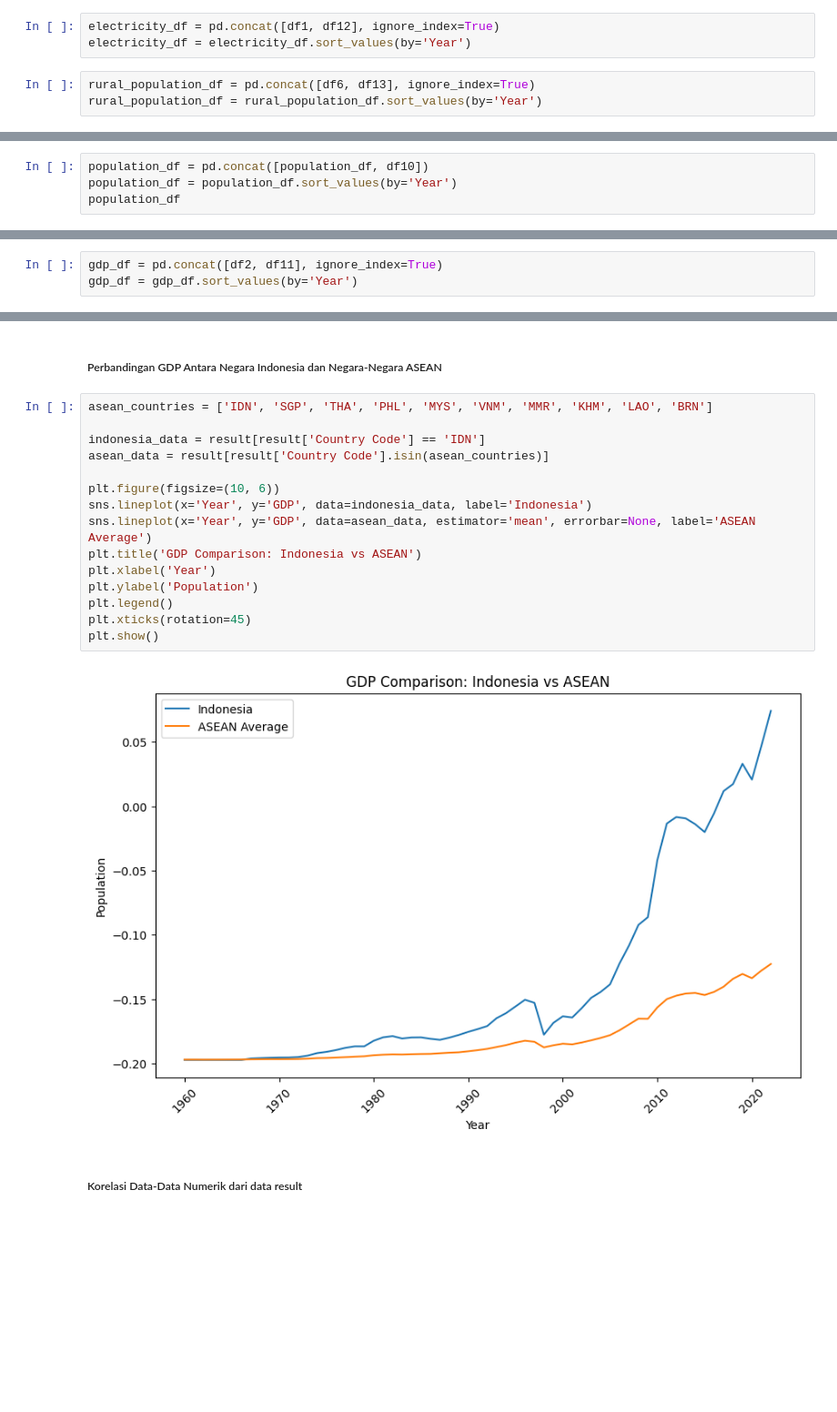
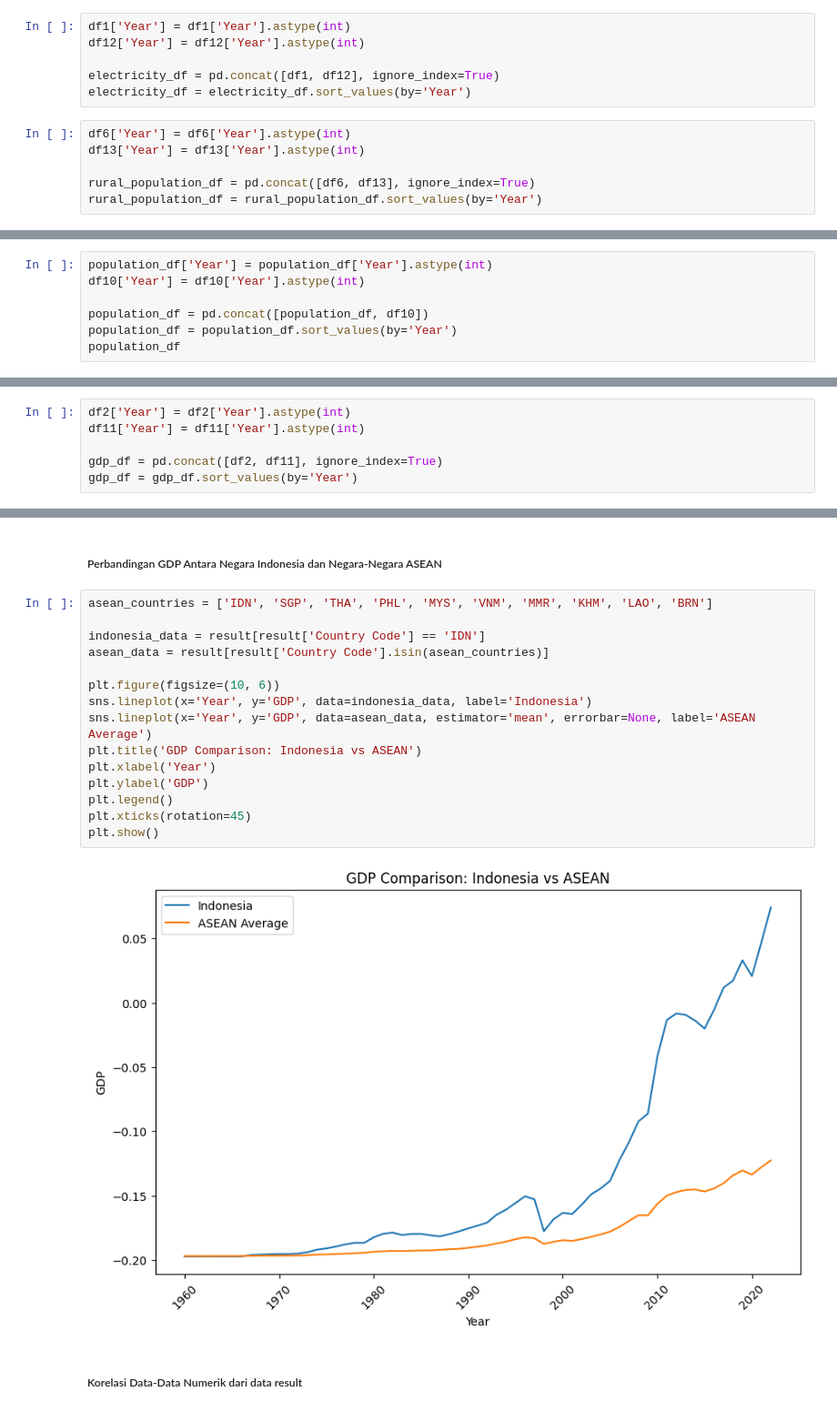
Before and after one commit to Timekeeper25/mini_project_DE_muhammad_raihan_saputra, a Jupyter notebook: notebook.ipynb, the cells around one changed output, grey strips where cells are left out. Shown at 91% size. Cells and saved outputs as stored; diff of their text form; blank space fills up the shorter version.

```diff
--- a/notebook.ipynb
+++ b/notebook.ipynb
@@ -234,9 +224,15 @@ df1 = pd.melt(df1, id_vars=['Country Name', 'Country Code', 'Indicator Name', 'I
 df6 = pd.melt(df6, id_vars=['Country Name', 'Country Code', 'Indicator Name', 'Indicator Code'],
                     var_name='Year', value_name='ruralpopulationpercent')
 # %%
+df1['Year'] = df1['Year'].astype(int)
+df12['Year'] = df12['Year'].astype(int)
+
 electricity_df = pd.concat([df1, df12], ignore_index=True)
 electricity_df = electricity_df.sort_values(by='Year')
 # %%
+df6['Year'] = df6['Year'].astype(int)
+df13['Year'] = df13['Year'].astype(int)
+
 rural_population_df = pd.concat([df6, df13], ignore_index=True)
 rural_population_df = rural_population_df.sort_values(by='Year')
 # %%
@@ -302,6 +298,9 @@ population_df
 | 15311 | ZWE | Zimbabwe | SP.POP.TOTL | Population, total | 16529904.0 | 2017 |
 15312 rows × 6 columns
 # %%
+population_df['Year'] = population_df['Year'].astype(int)
+df10['Year'] = df10['Year'].astype(int)
+
 population_df = pd.concat([population_df, df10])
 population_df = population_df.sort_values(by='Year')
 population_df
@@ -325,6 +324,9 @@ population_df
 df2 = pd.melt(df2, id_vars=['Country Name', 'Country Code', 'Indicator Name', 'Indicator Code'],
                     var_name='Year', value_name='GDP')
 # %%
+df2['Year'] = df2['Year'].astype(int)
+df11['Year'] = df11['Year'].astype(int)
+
 gdp_df = pd.concat([df2, df11], ignore_index=True)
 gdp_df = gdp_df.sort_values(by='Year')
 # %%
@@ -1316,20 +1280,20 @@ plt.show()
 # %%
 asean_countries = ['IDN', 'SGP', 'THA', 'PHL', 'MYS', 'VNM', 'MMR', 'KHM', 'LAO', 'BRN']
 
 indonesia_data = result[result['Country Code'] == 'IDN']
 asean_data = result[result['Country Code'].isin(asean_countries)]
 
 plt.figure(figsize=(10, 6))
 sns.lineplot(x='Year', y='GDP', data=indonesia_data, label='Indonesia')
 sns.lineplot(x='Year', y='GDP', data=asean_data, estimator='mean', errorbar=None, label='ASEAN Average')
 plt.title('GDP Comparison: Indonesia vs ASEAN')
 plt.xlabel('Year')
-plt.ylabel('Population')
+plt.ylabel('GDP')
 plt.legend()
 plt.xticks(rotation=45)
 plt.show()
 # %% [output]
-[figure, old version]
+[figure, new version]
 # %% [markdown]
 ##### Korelasi Data-Data Numerik dari data result
 # %%
```
Also changed, not shown: parts of 25 cells of this notebook, 1 other file.
